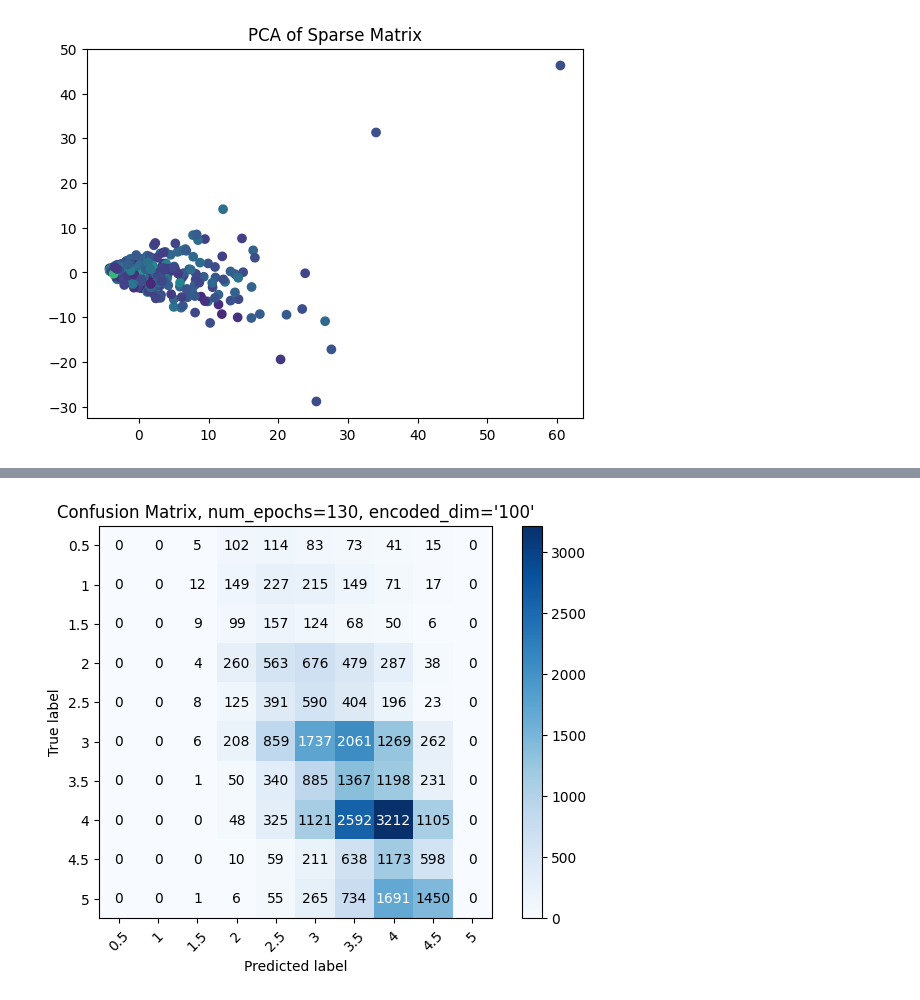
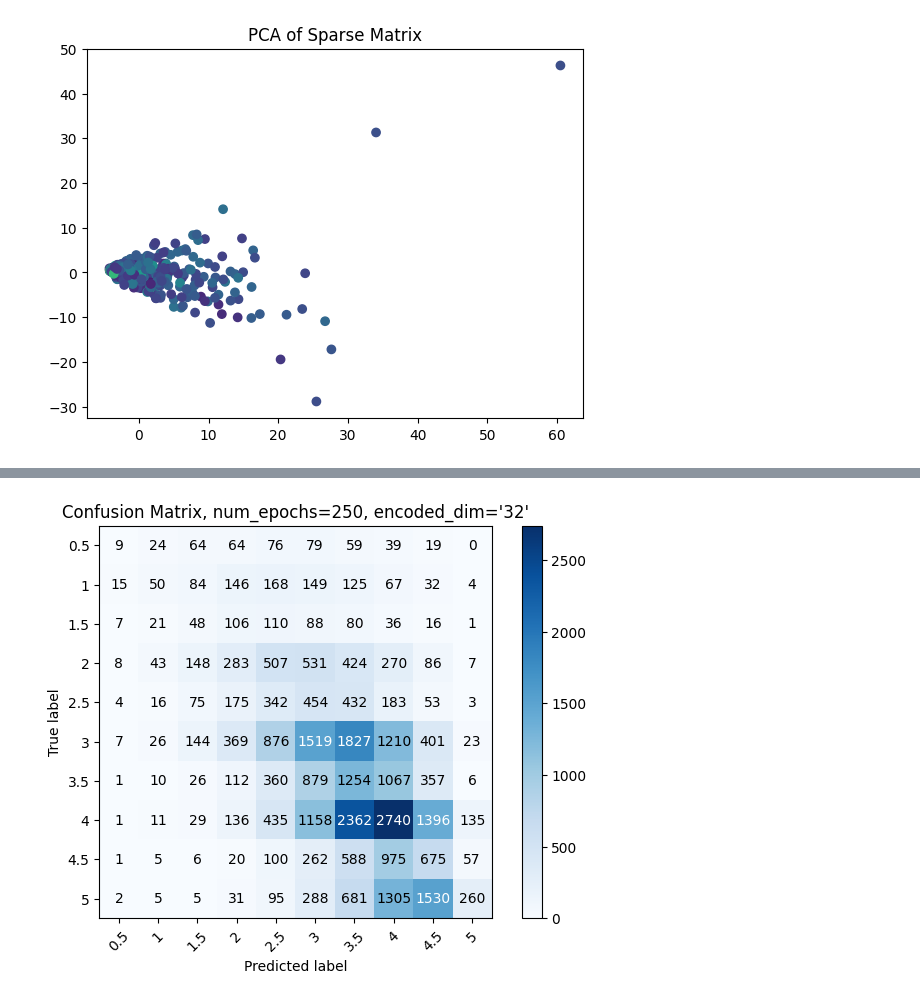
Before and after one commit to rs-benatti/collaborative_filter, a Jupyter notebook: data_visualization.ipynb, the cells around one changed output, grey strips where cells are left out. Drawn from its saved outputs; the diff is of its cells as text; code cells hidden in the pictures.

```diff
--- a/data_visualization.ipynb
+++ b/data_visualization.ipynb
@@ -405,13 +399,13 @@ train_set[np.isnan(train_set)] = 0
 train_set = train_set/np.max(train_set)
 test_set = np.load('./dataset/ratings_test.npy')
 test_set[np.isnan(test_set)] = 0
-encoded_dim = 100
+encoded_dim = 32
 input_size = train_set.shape
 hidden_size_row = 16
 hidden_size_col = 64
 model = deepMF.ParallelLayersModel(input_size, hidden_size_row, hidden_size_col, encoded_dim)
 optimizer = torch.optim.AdamW(model.parameters(), lr=0.001, weight_decay=0.001)
-deepMF.train_model(model, optimizer, torch.FloatTensor(train_set), num_epochs=130, lambda_=0, mu_=0)
+deepMF.train_model(model, optimizer, torch.FloatTensor(train_set), num_epochs=250, lambda_=0, mu_=0, test_data=test_set)
 predicted, _, _ = model(torch.FloatTensor(train_set), torch.FloatTensor(train_set).T)
 targets = test_set
 targets[np.isnan(targets)] = 0
@@ -442 +436 @@ Training complete.
-[figure, old version]
+[figure, new version]
```
Also changed, not shown: parts of 6 cells of this notebook.
